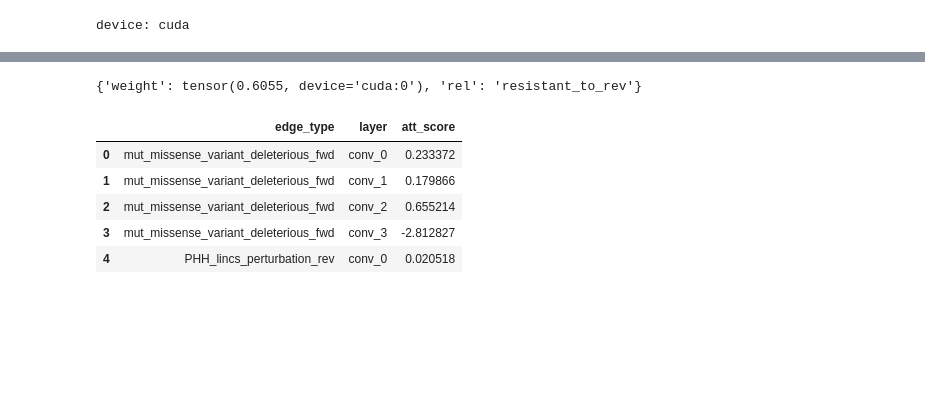
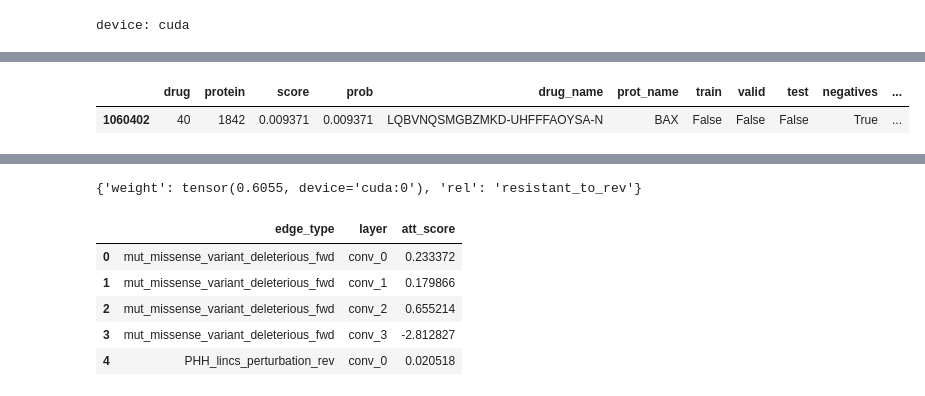
Before and after one commit to biodev/TKG-DTI, a Jupyter notebook: notebooks/interpretation_of_dtis.ipynb, the cells around one changed output, grey strips where cells are left out. Saved outputs shown, nothing was run; the diff lists cells and outputs as text; code cells hidden in the pictures; blank space fills up the shorter version.

```diff
--- a/notebooks/_interpret.ipynb
+++ b/notebooks/interpretation_of_dtis.ipynb
@@ -403,3 +406,8 @@ def plot_explanation(expl, node_labels_on_right=False, only_plot_paths=True, nod
     plt.show()
 
     return G
+# %%
+preds[lambda x: (x.inhibitor == 'Venetoclax') & (x.prot_name == 'BAX')]
+# %% [output]
+|  | drug | protein | score | prob | drug_name | prot_name | train | valid | test | negatives | ... |
+| 1060402 | 40 | 1842 | 0.009371 | 0.009371 | LQBVNQSMGBZMKD-UHFFFAOYSA-N | BAX | False | False | False | True | ... |
```
Also changed, not shown: parts of 9 cells of this notebook, 29 other files.
